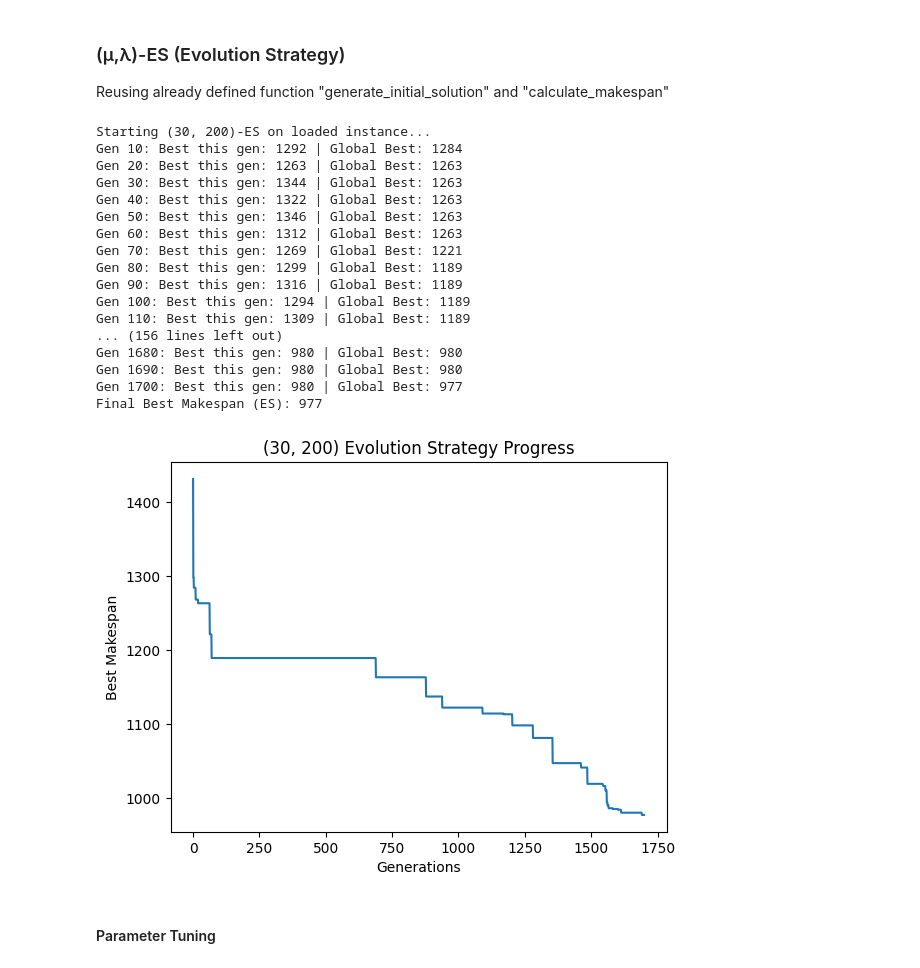
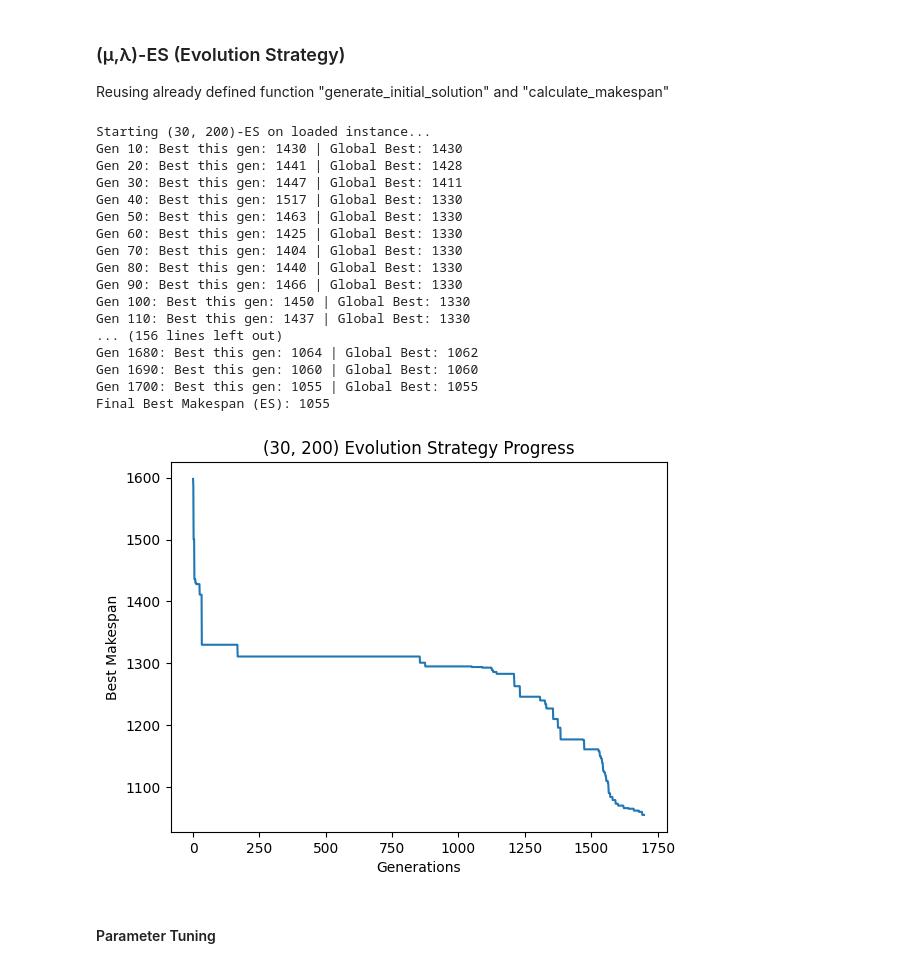
Before and after one commit to iM0ritz/Randomized-Optimization-Algorithms, a Jupyter notebook: Assignment1/ROA1.ipynb, the cells around one changed output. Cells and saved outputs as stored; diff of their text form; code cells hidden in the pictures.

Commit message:
hackathon 1

```diff
--- a/Assignment1/ROA1.ipynb
+++ b/Assignment1/ROA1.ipynb
@@ -76,8 +78,8 @@ def parse_instance(filename, instance_name):
     return num_jobs, num_machines, jobs_data
 
 # Example Usage
-filename = 'jobshop.txt'
-instance = 'ft10'
+filename = 'jobshop_hackathon_instance_a.txt'
+instance = 'hackathon'
 num_jobs, num_machines, jobs_data = parse_instance(filename, instance)
 print(f"Loaded {instance}: {num_jobs} Jobs, {num_machines} Machines")
 
@@ -351,7 +458,7 @@ def es_lambda_mu(jobs_data, num_jobs, num_machines,
 
             # 2b. Mutation: Create child
             # Start with heavy mutation (exploration), end with single swaps (refinement)
-            current_mutation_strength = max(1, int(mutation_strength * (1 - gen / generations)))
+            current_mutation_strength = max(1, int(mutation_strength * (1 - gen / generations)))y
             child_sol = mutate(parent_sol, num_swaps=current_mutation_strength)
 
             # 2c. Evaluation
@@ -383,49 +490,49 @@ def es_lambda_mu(jobs_data, num_jobs, num_machines,
 # Parameters for (mu, lambda)
 # Rule of thumb: lambda should be roughly 7x mu for good exploration/exploitation balance
 mu = 30
 lambda_ = 200
 generations = 1700
 mutation_strength = 20
 
 print(f"Starting ({mu}, {lambda_})-ES on loaded instance...")
 
 best_sol_es, best_score_es, history_es = es_lambda_mu(
     jobs_data,
     num_jobs,
     num_machines,
     mu=mu,
     lambda_=lambda_,
     generations=generations,
     mutation_strength=mutation_strength
 )
 
 print(f"Final Best Makespan (ES): {best_score_es}")
 
 # Plotting
 plt.plot(history_es)
 plt.title(f"({mu}, {lambda_}) Evolution Strategy Progress")
 plt.xlabel("Generations")
 plt.ylabel("Best Makespan")
 plt.show()
 # %% [output]
 Starting (30, 200)-ES on loaded instance...
-Gen 10: Best this gen: 1292 | Global Best: 1284
-Gen 20: Best this gen: 1263 | Global Best: 1263
-Gen 30: Best this gen: 1344 | Global Best: 1263
-Gen 40: Best this gen: 1322 | Global Best: 1263
-Gen 50: Best this gen: 1346 | Global Best: 1263
-Gen 60: Best this gen: 1312 | Global Best: 1263
-Gen 70: Best this gen: 1269 | Global Best: 1221
-Gen 80: Best this gen: 1299 | Global Best: 1189
-Gen 90: Best this gen: 1316 | Global Best: 1189
-Gen 100: Best this gen: 1294 | Global Best: 1189
-Gen 110: Best this gen: 1309 | Global Best: 1189
+Gen 10: Best this gen: 1430 | Global Best: 1430
+Gen 20: Best this gen: 1441 | Global Best: 1428
+Gen 30: Best this gen: 1447 | Global Best: 1411
+Gen 40: Best this gen: 1517 | Global Best: 1330
+Gen 50: Best this gen: 1463 | Global Best: 1330
+Gen 60: Best this gen: 1425 | Global Best: 1330
+Gen 70: Best this gen: 1404 | Global Best: 1330
+Gen 80: Best this gen: 1440 | Global Best: 1330
+Gen 90: Best this gen: 1466 | Global Best: 1330
+Gen 100: Best this gen: 1450 | Global Best: 1330
+Gen 110: Best this gen: 1437 | Global Best: 1330
 ... (156 lines left out)
-Gen 1680: Best this gen: 980 | Global Best: 980
-Gen 1690: Best this gen: 980 | Global Best: 980
-Gen 1700: Best this gen: 980 | Global Best: 977
-Final Best Makespan (ES): 977
+Gen 1680: Best this gen: 1064 | Global Best: 1062
+Gen 1690: Best this gen: 1060 | Global Best: 1060
+Gen 1700: Best this gen: 1055 | Global Best: 1055
+Final Best Makespan (ES): 1055
-[figure, old version]
+[figure, new version]
 # %% [markdown]
 #### Parameter Tuning
 # %%
```
Also changed, not shown: parts of 5 cells of this notebook, 5 other files.
